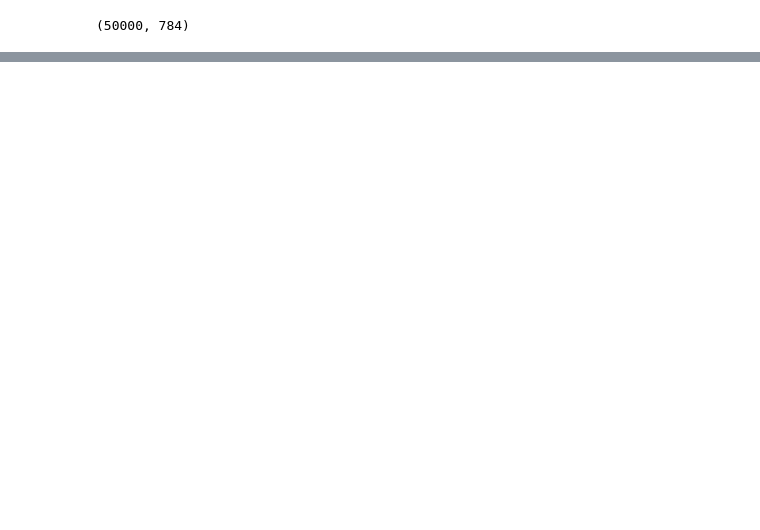
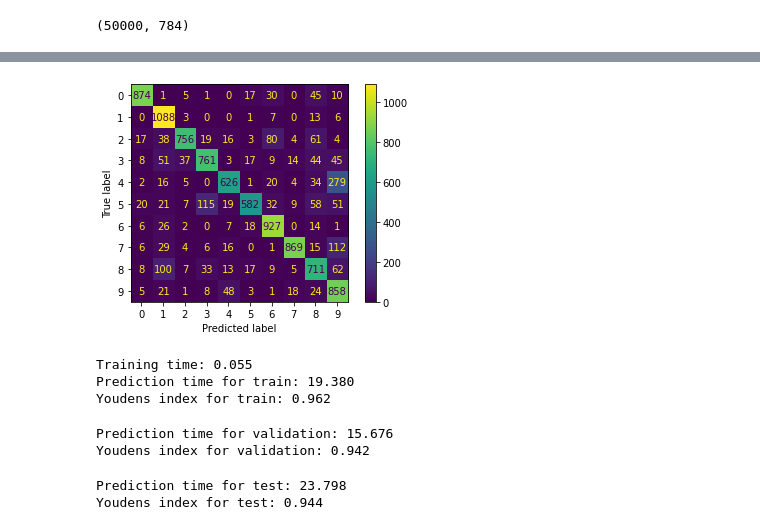
Before and after one commit to Andu972k/AIFinalProject, a Jupyter notebook: Mnist Classification models.ipynb, the cells around one changed output, grey strips where cells are left out. Cells and saved outputs as stored; diff of their text form; code cells hidden in the pictures; blank space fills up the shorter version.

```diff
--- a/Mnist Classification models.ipynb
+++ b/Mnist Classification models.ipynb
@@ -67,0 +189,13 @@ from sklearn.neural_network import MLPClassifier
+# %%
+#Training naive bayes classifier
+
+nb = GaussianNB()
+t0 = time.time()
+nb.fit(X_train, Y_train)
+t1 = time.time()
+pred_train = nb.predict(X_train[0:10000])
+t2 = time.time()
+
+print(f'Training time: {t1-t0:3.3f}')
+print(f'Prediction time for train: {t2-t1:3.3f}')
+print(f'Youdens index for train: {((metrics.balanced_accuracy_score(Y_train[0:10000], pred_train)*2)-1):.3f}')
@@ -67,0 +206,11 @@ from sklearn.neural_network import MLPClassifier
+# %%
+nb = GaussianNB(var_smoothing=0.086)
+t0 = time.time()
+nb.fit(X_train, Y_train)
+t1 = time.time()
+pred_train = nb.predict(X_train[0:10000])
+t2 = time.time()
+
+print(f'Training time: {t1-t0:3.3f}')
+print(f'Prediction time for train: {t2-t1:3.3f}')
+print(f'Youdens index for train: {((metrics.balanced_accuracy_score(Y_train[0:10000], pred_train)*2)-1):.3f}')
@@ -67,0 +230,6 @@ from sklearn.neural_network import MLPClassifier
+# %%
+t5 = time.time()
+pred_test = nb.predict(X_test)
+t6 = time.time()
+print(f'Prediction time for test: {t6-t5:3.3f}')
+print(f'Youdens index for test: {((metrics.balanced_accuracy_score(Y_test, pred_test)*2)-1):.3f}')
@@ -67,0 +239,5 @@ from sklearn.neural_network import MLPClassifier
+# %%
+#Naive bayes confusion matrix
+
+cm = confusion_matrix(Y_test, pred_test)
+cm
@@ -67,0 +275,44 @@ from sklearn.neural_network import MLPClassifier
+# %%
+#Create graph of Naive bayes confusion matrix
+disp = ConfusionMatrixDisplay(confusion_matrix=cm, display_labels=nb.classes_)
+
+disp.plot()
+
+plt.show()
+# %% [output]
+[figure, added]
+# %%
+#Training KNeighborsClassifier
+
+knc = KNeighborsClassifier(n_neighbors=5, weights='uniform', algorithm='brute')
+t0 = time.time()
+knc.fit(X_train, Y_train)
+t1 = time.time()
+pred_train = knc.predict(X_train[0:10000])
+t2 = time.time()
+
+print(f'Training time: {t1-t0:3.3f}')
+print(f'Prediction time for train: {t2-t1:3.3f}')
+print(f'Youdens index for train: {((metrics.balanced_accuracy_score(Y_train[0:10000], pred_train)*2)-1):.3f}')
+# %% [output]
+Training time: 0.055
+Prediction time for train: 19.380
+Youdens index for train: 0.962
+# %%
+t3 = time.time()
+pred_val = knc.predict(X_val)
+t4 = time.time()
+print(f'Prediction time for validation: {t4-t3:3.3f}')
+print(f'Youdens index for validation: {((metrics.balanced_accuracy_score(Y_val, pred_val)*2)-1):.3f}')
+# %% [output]
+Prediction time for validation: 15.676
+Youdens index for validation: 0.942
+# %%
+t5 = time.time()
+pred_test = knc.predict(X_test)
+t6 = time.time()
+print(f'Prediction time for test: {t6-t5:3.3f}')
+print(f'Youdens index for test: {((metrics.balanced_accuracy_score(Y_test, pred_test)*2)-1):.3f}')
+# %% [output]
+Prediction time for test: 23.798
+Youdens index for test: 0.944
```
Also changed, not shown: parts of 76 cells of this notebook.
